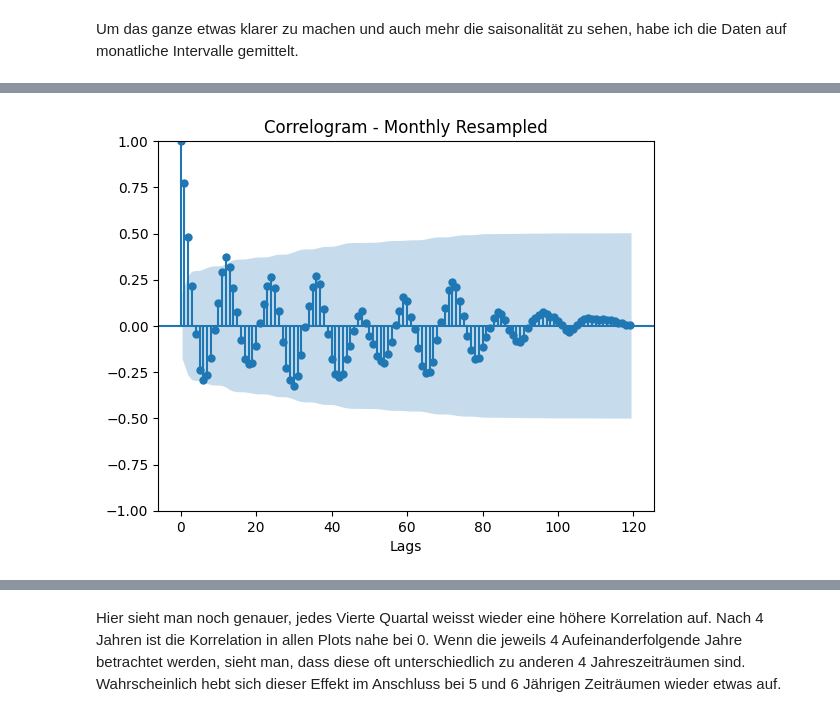
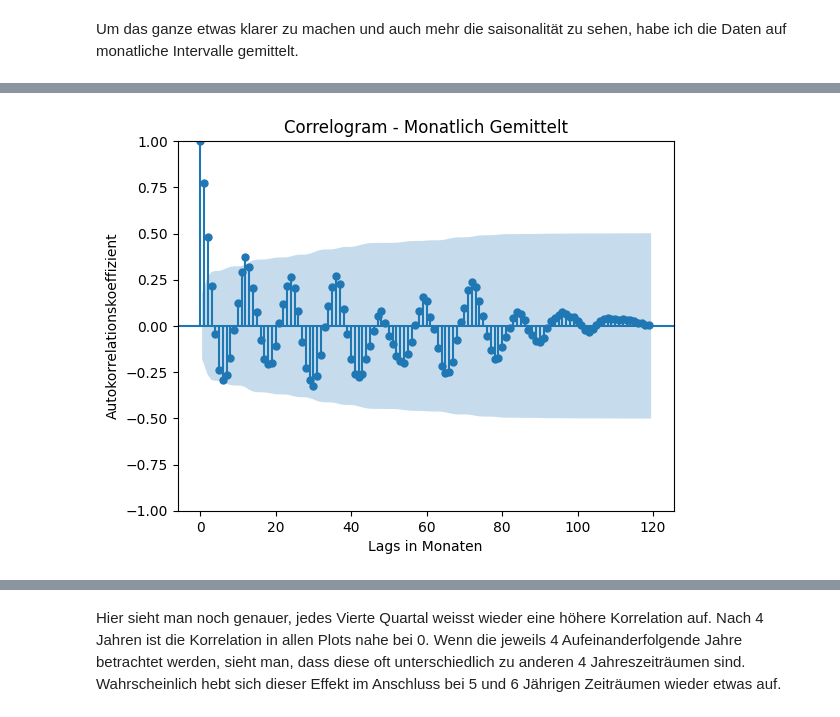
Before and after one commit to adrianmeier2002/gbsv_minichallenges, a Jupyter notebook: MC1/MC1_Day4_9.ipynb, the cells around one changed output, grey strips where cells are left out. Drawn from its saved outputs; the diff is of its cells as text; code cells hidden in the pictures.

```diff
--- a/MC1/MC1_Day4_9.ipynb
+++ b/MC1/MC1_Day4_9.ipynb
@@ -75,8 +80,9 @@ water_monthly = water_raw.resample('ME', on='Observed_date').mean()
 # %%
 # Autokorrelationsfunktion für monatliche Daten
 lags = len(water_monthly)-1
-sm.graphics.tsa.plot_acf(water_monthly["Sealevel"], lags=lags, title="Correlogram - Monthly Resampled")
-plt.xlabel("Lags")
+sm.graphics.tsa.plot_acf(water_monthly["Sealevel"], lags=lags, title="Correlogram - Monatlich Gemittelt")
+plt.xlabel("Lags in Monaten")
+plt.ylabel("Autokorrelationskoeffizient")
 plt.show()
 # %% [output]
-[figure, old version]
+[figure, new version]
```
Also changed, not shown: parts of 7 cells of this notebook, 1 other file.
